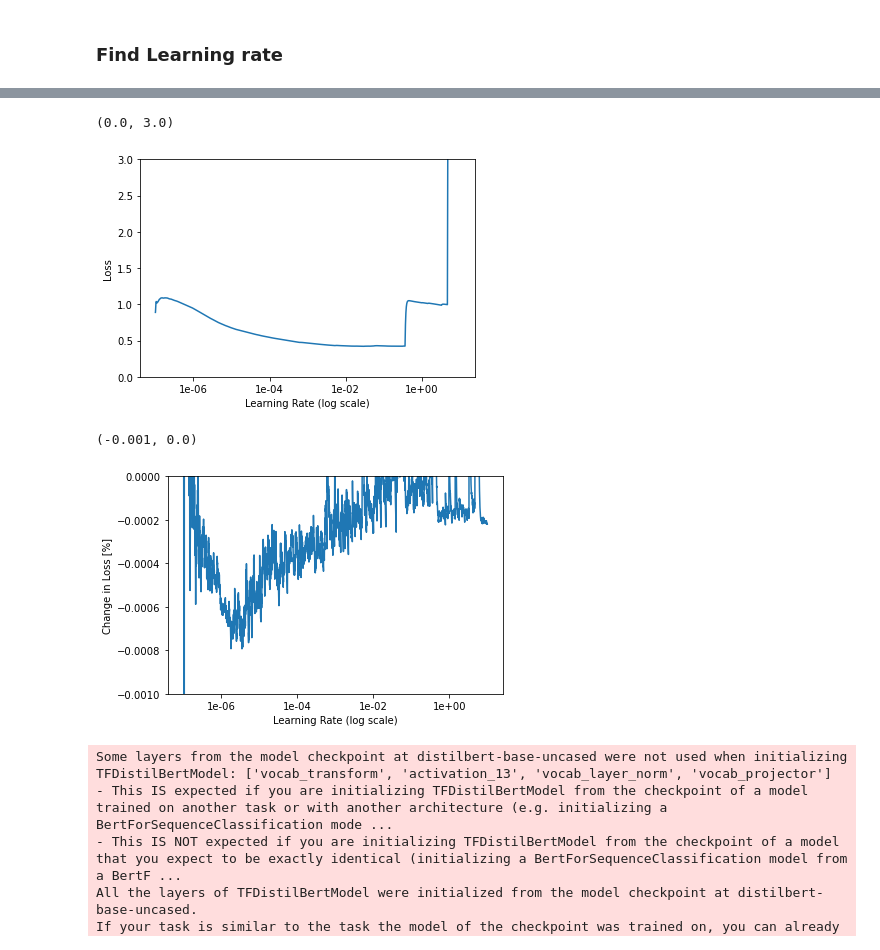
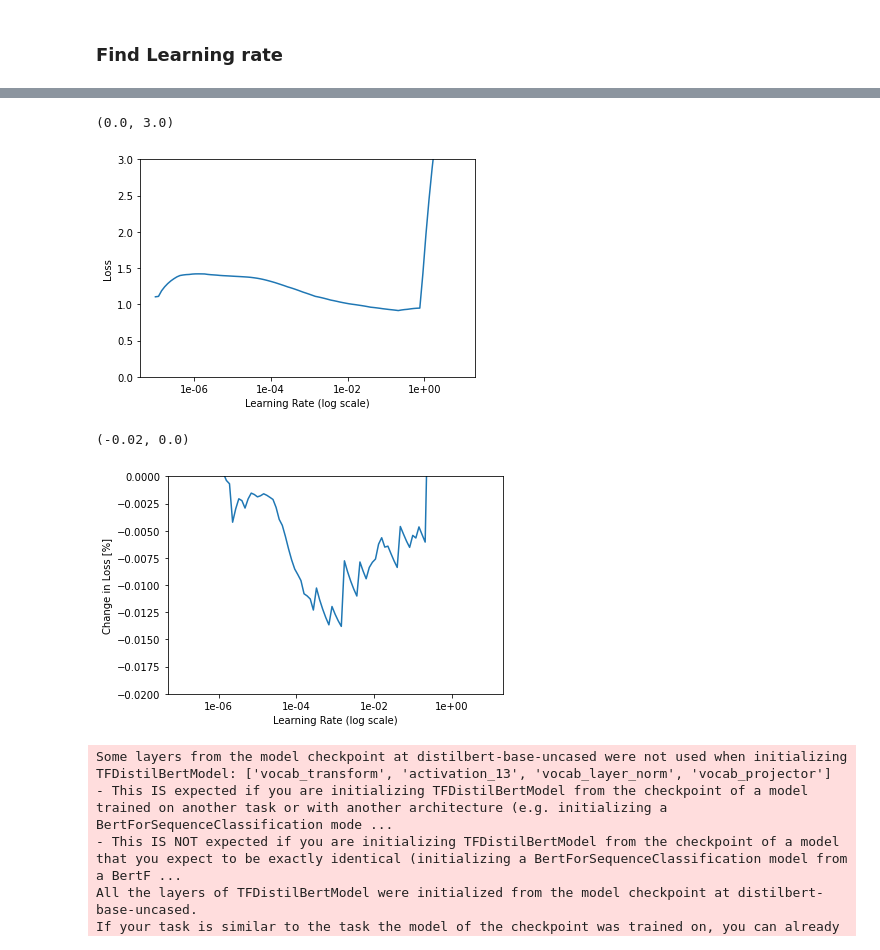
Before and after one commit to guolin1/NLP_ToxicCommentClassification, a Jupyter notebook: notebooks/8_simplify_bert_hf.ipynb, the cells around one changed output, grey strips where cells are left out. Saved outputs shown, nothing was run; the diff lists cells and outputs as text; code cells hidden in the pictures.

Commit message:
test cloud-trained transformer on local machine

```diff
--- a/notebooks/8_simplify_bert_hf.ipynb
+++ b/notebooks/8_simplify_bert_hf.ipynb
@@ -124,15 +198,14 @@ None
 ### Find Learning rate
 # %%
 bs = 5 # batch size
-steps_per_epoch = np.floor(len(train_ids)/bs) # how many steps to cycle through the training set in one epoch
 
 model.compile(optimizer='adam', loss= 'binary_crossentropy', metrics=['acc'])
 
-lr_finder = LRFinder(max_steps=steps_per_epoch) # setup lrfinder. See document for max_lr and min_lr
+lr_finder = LRFinder(max_steps=100) # setup lrfinder. See document for max_lr and min_lr
 
 _ = model.fit(x = [train_ids, train_masks],
               y = y_train,
               batch_size=bs,
-              steps_per_epoch=steps_per_epoch,
+              steps_per_epoch=100,
               callbacks=[lr_finder])
 # %% [output]
@@ -142,14 +215,14 @@ fig, ax = lr_finder.plot()
 ax.set_ylim([0,3])
 # %% [output]
 (0.0, 3.0)
-[figure, old version]
+[figure, new version]
 # %%
 fig, ax = lr_finder.plot_changes()
-ax.set_ylim([-0.001,0])
+ax.set_ylim([-0.02,0])
 # 1e-5 seems good
 # %% [output]
-(-0.001, 0.0)
+(-0.02, 0.0)
-[figure, old version]
+[figure, new version]
 # %%
 ## Build model
 model = build_model()
```
Also changed, not shown: parts of 14 cells of this notebook, 1 other file.
